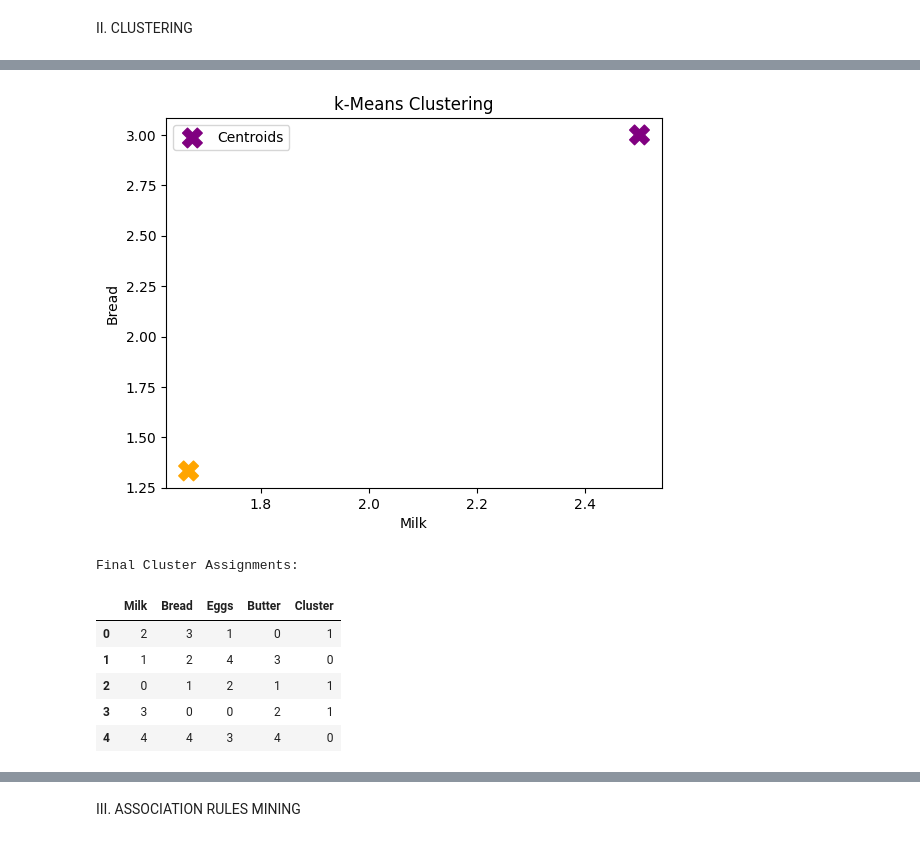
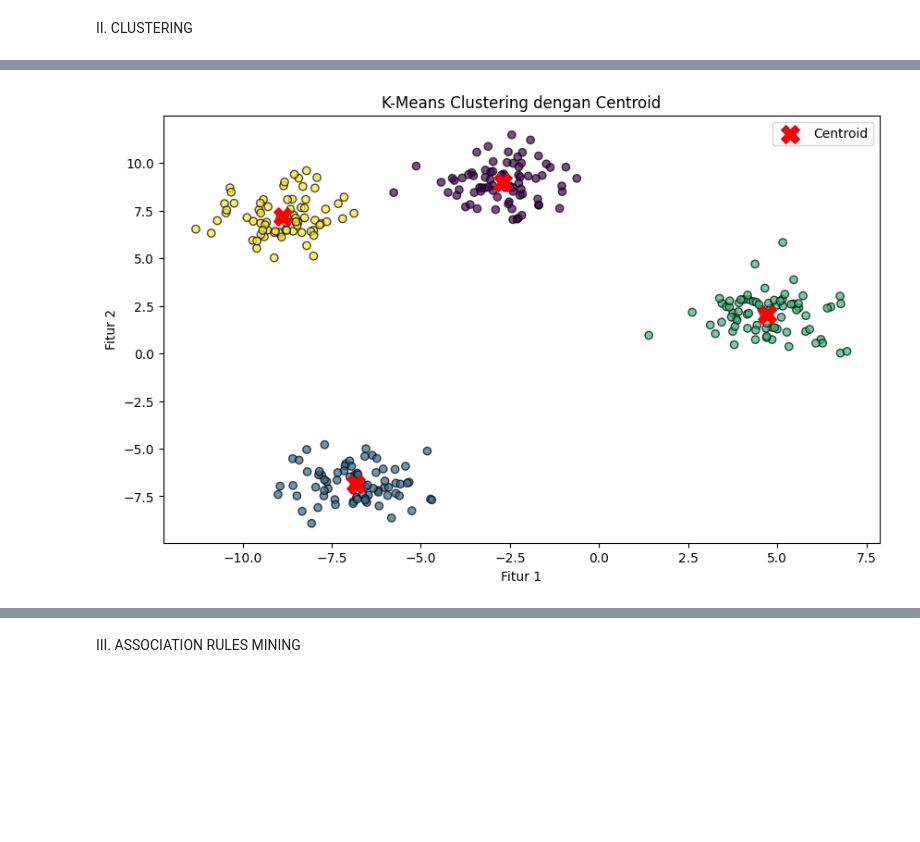
Before and after one commit to Trsh16/TugasALPDatMin, a Jupyter notebook: Tugas Datmin ALP.ipynb, the cells around one changed output, grey strips where cells are left out. Cells and saved outputs as stored; diff of their text form; code cells hidden in the pictures; blank space fills up the shorter version.

```diff
--- a/Tugas Datmin ALP.ipynb
+++ b/Tugas Datmin ALP.ipynb
@@ -152,0 +213,7 @@ plt.show()
+# %%
+# Create a simple dataset
+data, _ = make_blobs(n_samples=300, centers=4, random_state=42, cluster_std=1.0)
+
+# Convert the dataset to a DataFrame
+df = pd.DataFrame(data, columns=['Feature 1', 'Feature 2'])
+df
@@ -153,5 +234,4 @@ plt.show()
 # %%
-# Implement k-Means clustering
-k = 2
-kmeans = KMeans(n_clusters=k, random_state=42)
+# Perform K-Means clustering with k=4
+kmeans = KMeans(n_clusters=4, random_state=42)
 df['Cluster'] = kmeans.fit_predict(df)
@@ -166,23 +237,0 @@ for i in range(k):
-# %%
-# Plot the centroids
-centroids = kmeans.cluster_centers_
-plt.scatter(centroids[:, 0], centroids[:, 1], s=200, color=['purple', 'orange'], marker='X', label='Centroids')
-plt.title('k-Means Clustering')
-plt.xlabel('Milk')
-plt.ylabel('Bread')
-plt.legend()
-plt.show()
-# %% [output]
-[figure, removed]
-# %%
-# Display the final cluster assignments
-print("Final Cluster Assignments:")
-df[['Milk', 'Bread', 'Eggs', 'Butter', 'Cluster']]
-# %% [output]
-Final Cluster Assignments:
-|  | Milk | Bread | Eggs | Butter | Cluster |
-| 0 | 2 | 3 | 1 | 0 | 1 |
-| 1 | 1 | 2 | 4 | 3 | 0 |
-| 2 | 0 | 1 | 2 | 1 | 1 |
-| 3 | 3 | 0 | 0 | 2 | 1 |
-| 4 | 4 | 4 | 3 | 4 | 0 |
@@ -188,0 +241,17 @@ Final Cluster Assignments:
+# %%
+# Memplot titik data dan centroid cluster
+plt.figure(figsize=(10, 6))
+
+# Memplot titik data
+plt.scatter(df['Feature 1'], df['Feature 2'], c=df['Cluster'], cmap='viridis', edgecolors='k', alpha=0.7)
+
+# Memplot centroid cluster
+plt.scatter(centroids[:, 0], centroids[:, 1], c='red', marker='X', s=200, label='Centroid')
+
+plt.title('K-Means Clustering dengan Centroid')
+plt.xlabel('Fitur 1')
+plt.ylabel('Fitur 2')
+plt.legend()
+plt.show()
+# %% [output]
+[figure, added]
```
Also changed, not shown: parts of 25 cells of this notebook.
